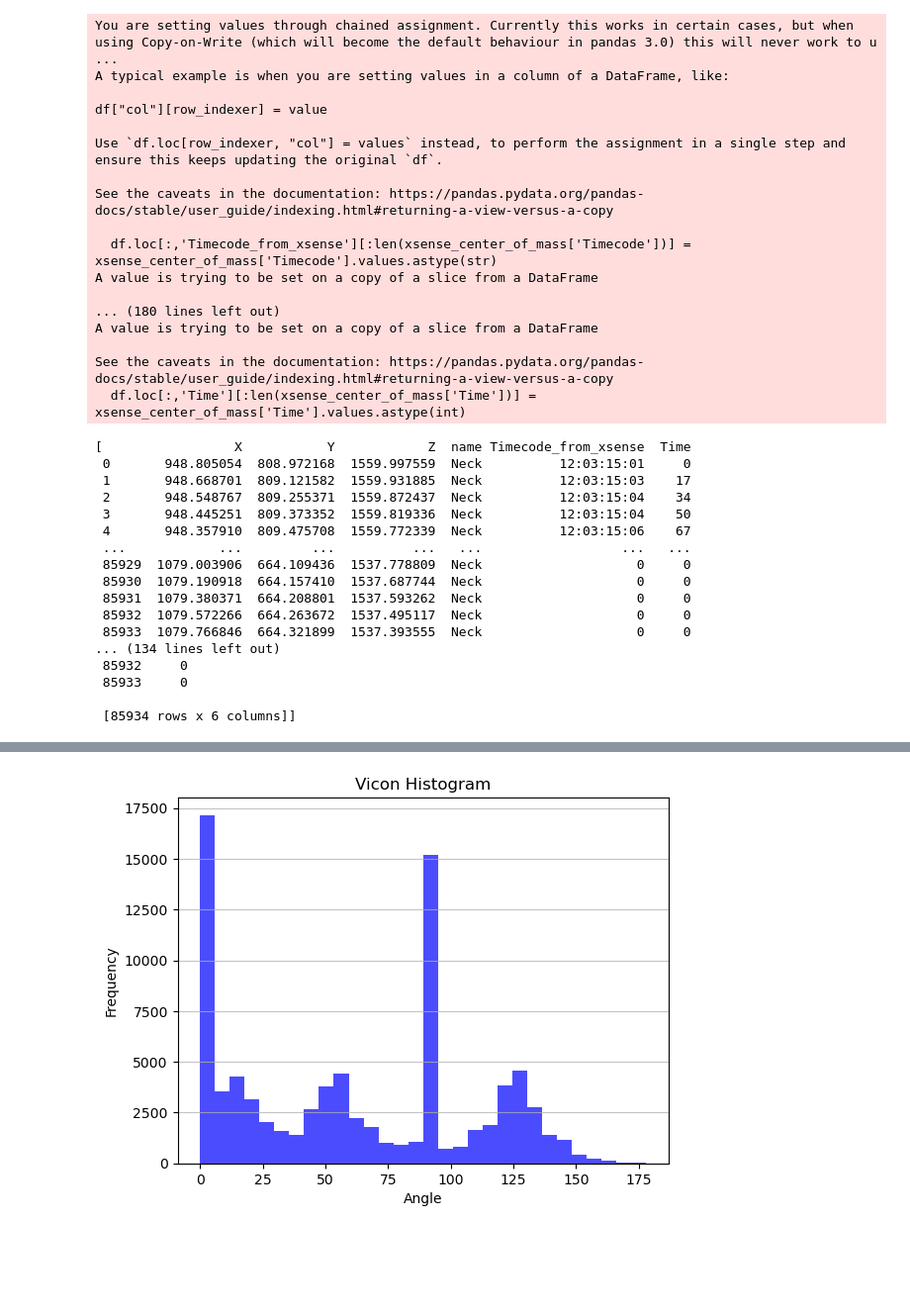
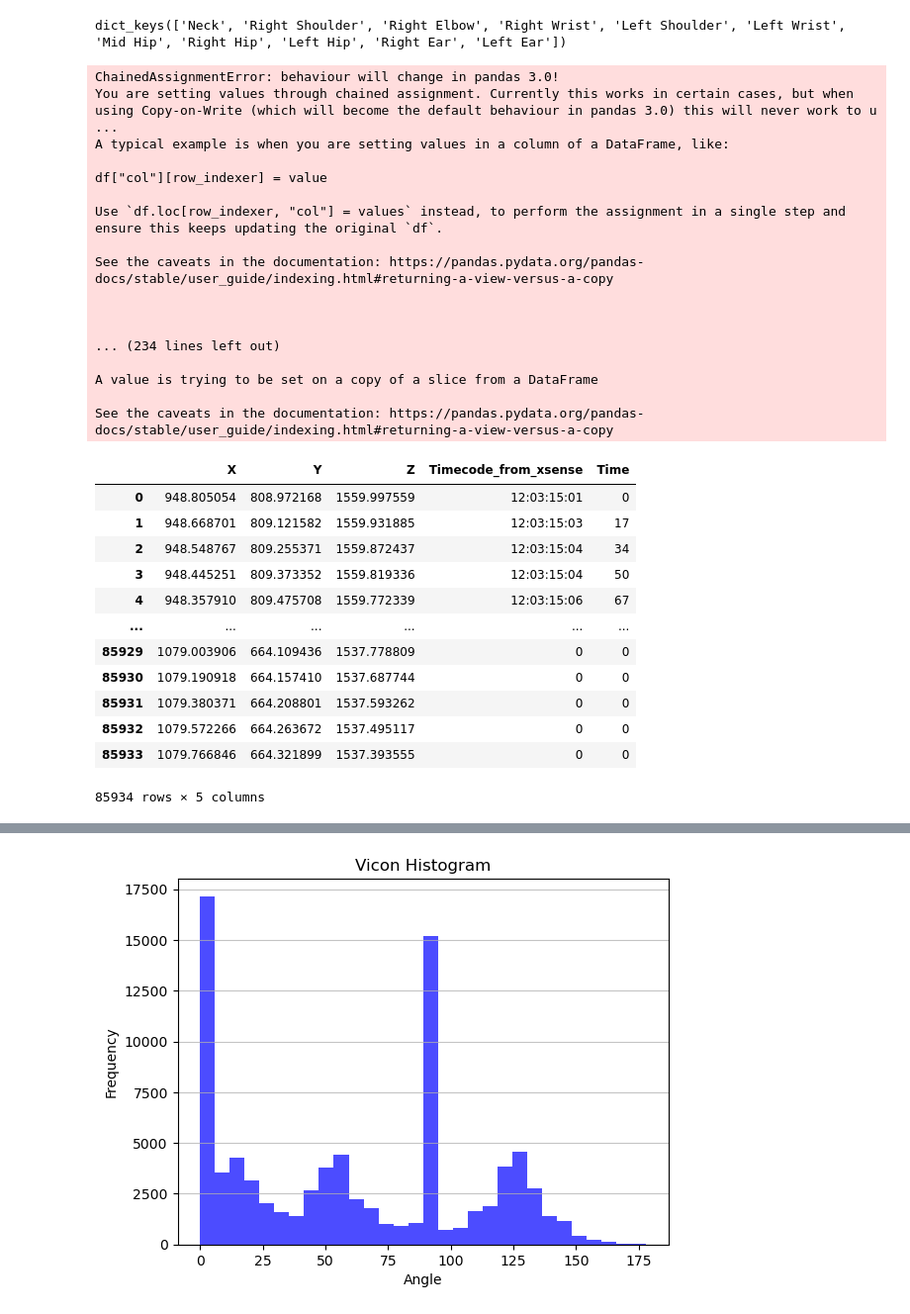
Before and after one commit to jakobreinhardt/motion-data-analysis, a Jupyter notebook: comparison_vicon_xsense.ipynb, the cells around one changed output, grey strips where cells are left out. Shown at 99% size. Drawn from its saved outputs; the diff is of its cells as text; code cells hidden in the pictures; blank space fills up the shorter version.

Commit message:
data analysis

```diff
--- a/comparison_vicon_xsense.ipynb
+++ b/comparison_vicon_xsense.ipynb
@@ -23,16 +53,22 @@ vicon_positions = pd.read_excel("../Vicon_Keypoints_Data.xlsx", sheet_name=None)
+# %%
+vicon_positions.keys()
+# %% [output]
+dict_keys(['Neck', 'Right Shoulder', 'Right Elbow', 'Right Wrist', 'Left Shoulder', 'Left Wrist', 'Mid Hip', 'Right Hip', 'Left Hip', 'Right Ear', 'Left Ear'])
 # %%
-# some positions still misssin gdue to error [:7]
-vicon_positions_dfs = []
+# giving the vicon data some estimated time info from the xsense data
+# some positions still missing due to error [:7]
+vicon_positions_dfs = {}
 for key in list(vicon_positions.keys())[:7]:
-    df = pd.DataFrame(vicon_positions[key], columns=['X', 'Y', 'Z'])
-    df['name'] = key
+    #df = pd.DataFrame(vicon_positions[key], columns=['X', 'Y', 'Z'])
+    df = vicon_positions[key].copy()
     df.loc[:,'Timecode_from_xsense'] = str("0")
     df.loc[:,'Timecode_from_xsense'][:len(xsense_center_of_mass['Timecode'])] = xsense_center_of_mass['Timecode'].values.astype(str)
     # !!!! remaining values must still be filled or handles appropriately
     df.loc[:,'Time'] = int(0)
     df.loc[:,'Time'][:len(xsense_center_of_mass['Time'])] = xsense_center_of_mass['Time'].values.astype(int)
-    vicon_positions_dfs.append(df)
+    vicon_positions_dfs[key] = df
 # %% [output]
+ChainedAssignmentError: behaviour will change in pandas 3.0!
 You are setting values through chained assignment. Currently this works in certain cases, but when using Copy-on-Write (which will become the default behaviour in pandas 3.0) this will never work to u ...
 A typical example is when you are setting values in a column of a DataFrame, like:
 
@@ -42,31 +78,26 @@ Use `df.loc[row_indexer, "col"] = values` instead, to perform the assignment in
 
 See the caveats in the documentation: https://pandas.pydata.org/pandas-docs/stable/user_guide/indexing.html#returning-a-view-versus-a-copy
 
-  df.loc[:,'Timecode_from_xsense'][:len(xsense_center_of_mass['Timecode'])] = xsense_center_of_mass['Timecode'].values.astype(str)
-A value is trying to be set on a copy of a slice from a DataFrame
 
-... (180 lines left out)
+
+... (234 lines left out)
+
 A value is trying to be set on a copy of a slice from a DataFrame
 
 See the caveats in the documentation: https://pandas.pydata.org/pandas-docs/stable/user_guide/indexing.html#returning-a-view-versus-a-copy
-  df.loc[:,'Time'][:len(xsense_center_of_mass['Time'])] = xsense_center_of_mass['Time'].values.astype(int)
 # %%
-vicon_positions_dfs
+vicon_positions_dfs['Neck']
 # %% [output]
+|  | X | Y | Z | Timecode_from_xsense | Time |
+| 0 | 948.805054 | 808.972168 | 1559.997559 | 12:03:15:01 | 0 |
+| 1 | 948.668701 | 809.121582 | 1559.931885 | 12:03:15:03 | 17 |
+| 2 | 948.548767 | 809.255371 | 1559.872437 | 12:03:15:04 | 34 |
+| 3 | 948.445251 | 809.373352 | 1559.819336 | 12:03:15:04 | 50 |
+| 4 | 948.357910 | 809.475708 | 1559.772339 | 12:03:15:06 | 67 |
+| ... | ... | ... | ... | ... | ... |
+| 85929 | 1079.003906 | 664.109436 | 1537.778809 | 0 | 0 |
+| 85930 | 1079.190918 | 664.157410 | 1537.687744 | 0 | 0 |
+| 85931 | 1079.380371 | 664.208801 | 1537.593262 | 0 | 0 |
+| 85932 | 1079.572266 | 664.263672 | 1537.495117 | 0 | 0 |
+| 85933 | 1079.766846 | 664.321899 | 1537.393555 | 0 | 0 |
-[                 X           Y            Z  name Timecode_from_xsense  Time
- 0       948.805054  808.972168  1559.997559  Neck          12:03:15:01     0
- 1       948.668701  809.121582  1559.931885  Neck          12:03:15:03    17
- 2       948.548767  809.255371  1559.872437  Neck          12:03:15:04    34
- 3       948.445251  809.373352  1559.819336  Neck          12:03:15:04    50
- 4       948.357910  809.475708  1559.772339  Neck          12:03:15:06    67
- ...            ...         ...          ...   ...                  ...   ...
- 85929  1079.003906  664.109436  1537.778809  Neck                    0     0
- 85930  1079.190918  664.157410  1537.687744  Neck                    0     0
- 85931  1079.380371  664.208801  1537.593262  Neck                    0     0
- 85932  1079.572266  664.263672  1537.495117  Neck                    0     0
- 85933  1079.766846  664.321899  1537.393555  Neck                    0     0
-... (134 lines left out)
- 85932     0
- 85933     0
-
- [85934 rows x 6 columns]]
+85934 rows × 5 columns
```
Also changed, not shown: parts of 9 cells of this notebook.
